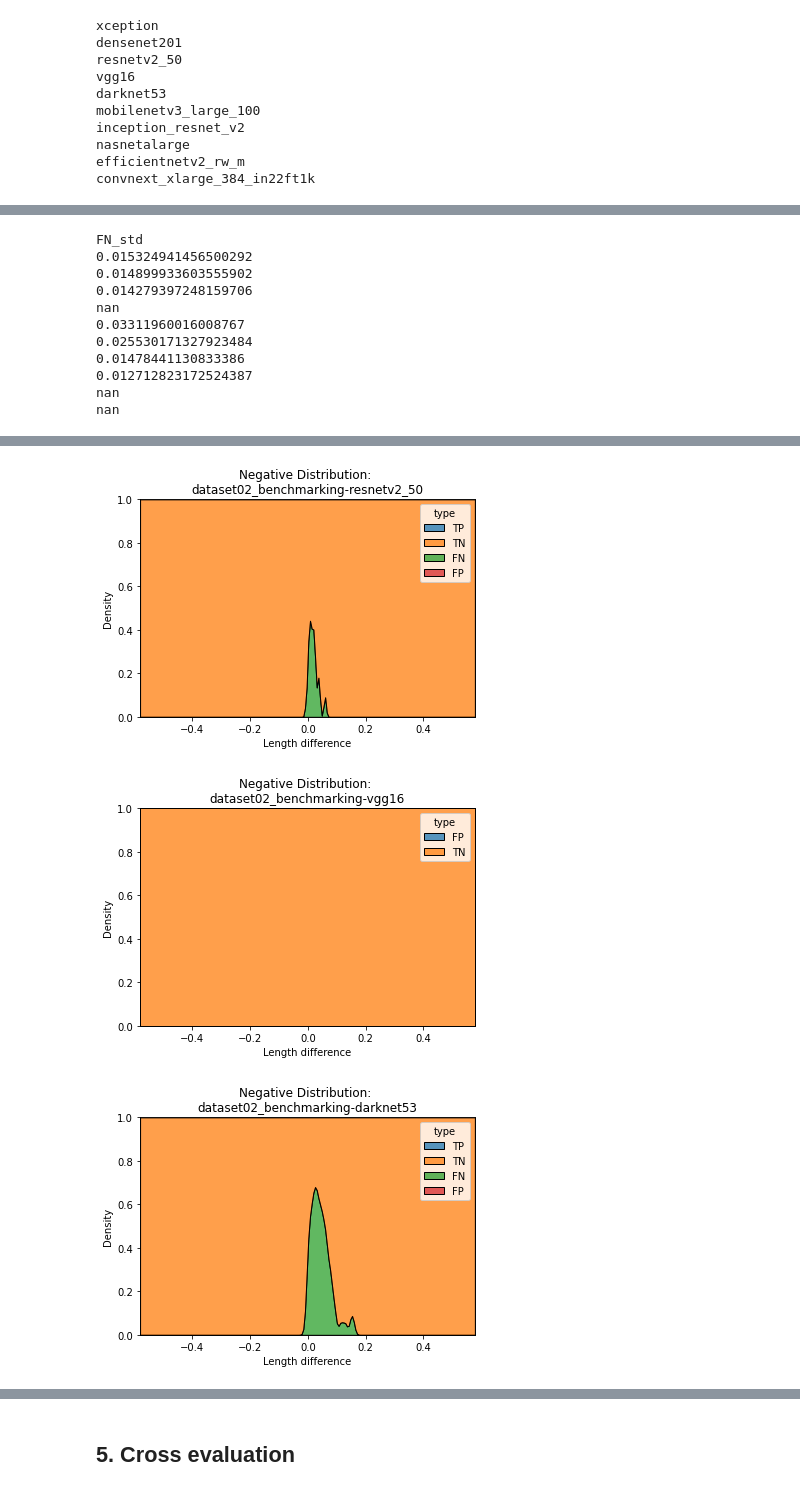
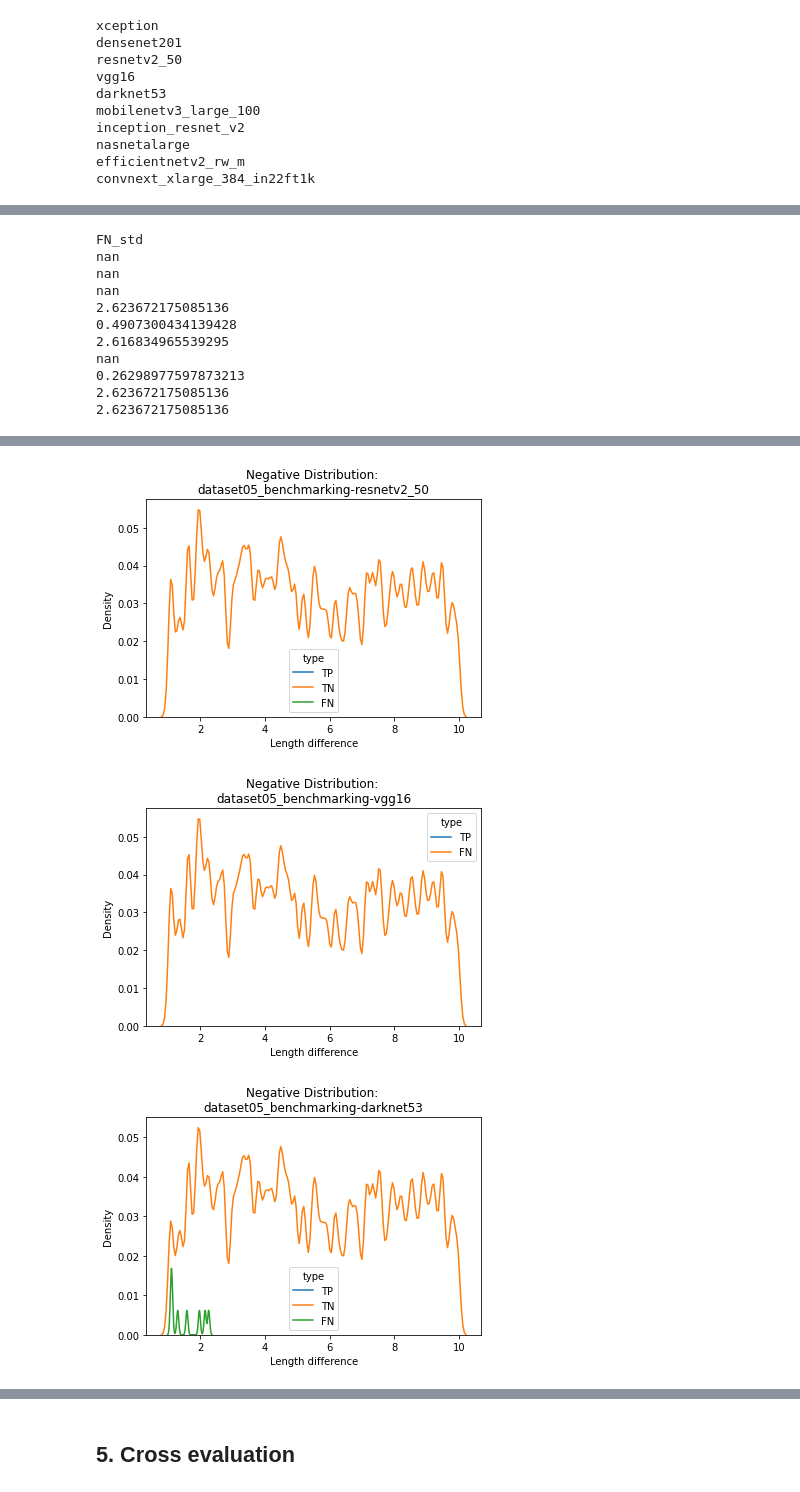
Before and after one commit to AierLab/indl-dataset, a Jupyter notebook: benchmarking.ipynb, the cells around one changed output, grey strips where cells are left out. Cells and saved outputs as stored; diff of their text form; code cells hidden in the pictures.

Commit message:
update model

```diff
--- a/benchmarking.ipynb
+++ b/benchmarking.ipynb
@@ -66,11 +66,10 @@ class MyDataset(Dataset):
         path_dir = os.path.join(data_dir, 'label.csv')
         return pd.read_csv(path_dir)
 # %%
-dataset_folder = "dataset02"
+dataset_folder = "dataset05"
 
 transform = transforms.Compose(
-    [transforms.ToTensor()])
-    #  transforms.Normalize((0.5, 0.5, 0.5), (0.5, 0.5, 0.5))
+    [transforms.ToTensor(), transforms.Normalize((0.5, 0.5, 0.5), (0.5, 0.5, 0.5))])
 
 trainset = MyDataset(f"data/train/{dataset_folder}", transform)
 testset = MyDataset(f"data/test/{dataset_folder}", transform)
@@ -117,6 +116,7 @@ timm.list_models('dense*', pretrained=True)
  'densenetblur121d']
 # %%
 exp_name = f"{dataset_folder}_benchmarking"
-model_names = ['xception','densenet201','resnetv2_50', 'vgg16', 'darknet53', 'mobilenetv3_large_100', 'inception_resnet_v2', 'nasnetalarge', 'efficientnetv2_rw_m', 'convnext_xlarge_384_in22ft1k']
+# model_names = ['xception','densenet201','resnetv2_50', 'vgg16', 'darknet53', 'mobilenetv3_large_100', 'inception_resnet_v2', 'nasnetalarge', 'efficientnetv2_rw_m', 'convnext_xlarge_384_in22ft1k']
+model_names = ['mobilenetv3_large_100']
 print(len(model_names))
 # %% [output]
@@ -124,7 +124,7 @@ print(len(model_names))
 # %%
 for model_name in model_names:
     print(f"Log: {model_name}")
-    model = timm.create_model(model_name, num_classes=2)
+    model = timm.create_model(model_name, num_classes=2, pretrained=True)
     worker = Worker(exp_name, model_name, model, trainloader, testloader, epochs=1)
     worker.train()
 # %% [output]
@@ -194,9 +176,15 @@ for model_name in model_names:
         elif dataset_folder == "dataset02":
             label = info_df.iloc[i][2]
             value = info_df.iloc[i][3]
+        elif dataset_folder == "dataset03":
+            label = info_df.iloc[i][2]
+            value = info_df.iloc[i][3]
         elif dataset_folder == "dataset04":
             label = info_df.iloc[i][2]
             value = info_df.iloc[i][3] - info_df.iloc[i][4]
+        elif dataset_folder == "dataset05":
+            label = info_df.iloc[i][2]
+            value = info_df.iloc[i][3]
         images = images.to(device)
 
         # pred = worker.learner.model(images).argmax(1)[0]
@@ -258,21 +246,21 @@ for type_name in ['FN']:
         print(benchmark_dict[model_name][benchmark_dict[model_name]['type'] == type_name]['value'].std())
 # %% [output]
 FN_std
-0.015324941456500292
-0.014899933603555902
-0.014279397248159706
-nan
-0.03311960016008767
-0.025530171327923484
-0.01478441130833386
-0.012712823172524387
 nan
 nan
+nan
+2.623672175085136
+0.4907300434139428
+2.616834965539295
+nan
+0.26298977597873213
+2.623672175085136
+2.623672175085136
 # %%
 import seaborn as sns
 
 for model_name in model_names:
-    sns.kdeplot(data=benchmark_dict[model_name], x='value', hue='type', multiple='fill', bw_adjust = 0.5)
+    sns.kdeplot(data=benchmark_dict[model_name], x='value', hue='type', bw_adjust = 0.1)
 
     # plt.legend(['False Negative', 'True Negative'])
     plt.xlabel ("Length difference");
@@ -285,3 +273,3 @@ for model_name in model_names:
-[figure, old version]
+[figure, new version]
-[figure, old version]
+[figure, new version]
-[figure, old version]
+[figure, new version]
```
Also changed, not shown: parts of 9 cells of this notebook, 21 other files.
